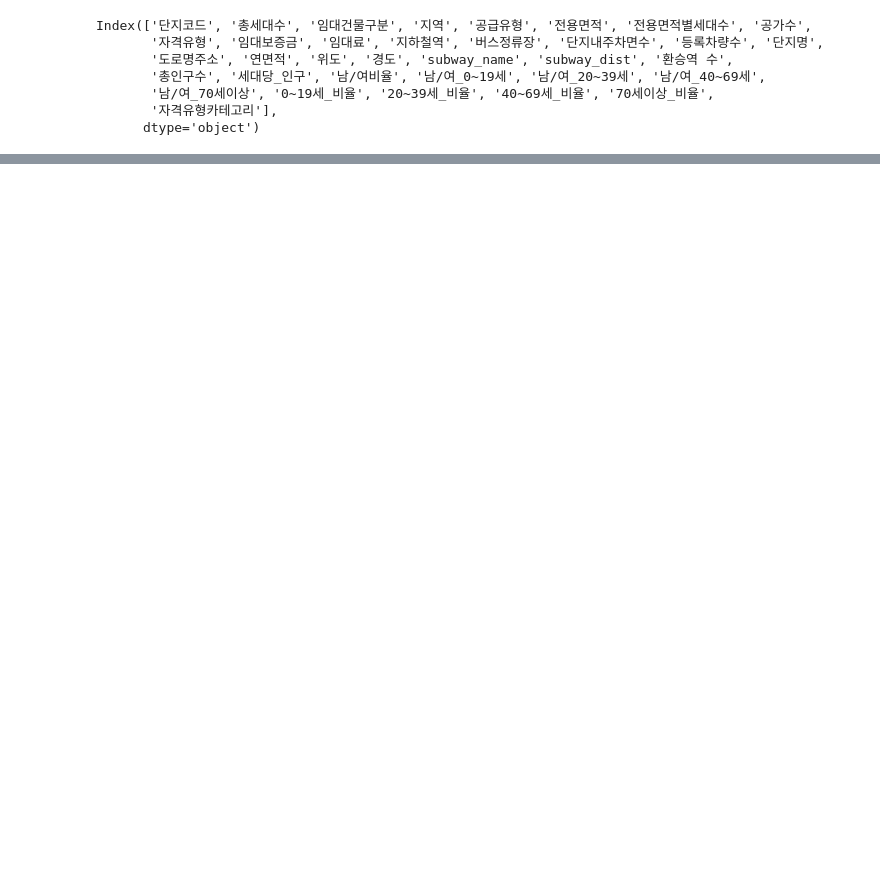
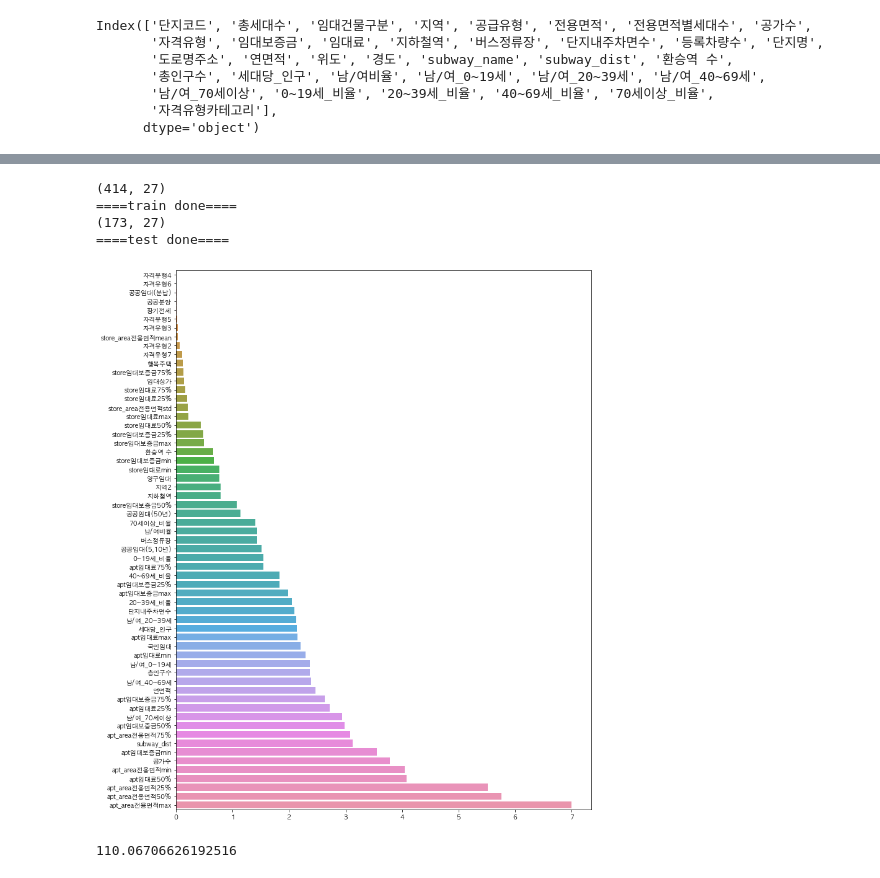
Before and after one commit to whdbfla6/Daesamanlap, a Jupyter notebook: EDA_CYR/Modeling.ipynb, the cells around one changed output, grey strips where cells are left out. Saved outputs shown, nothing was run; the diff lists cells and outputs as text; code cells hidden in the pictures; blank space fills up the shorter version.

Commit message:
add modeling

```diff
--- a/EDA_CYR/Modeling.ipynb
+++ b/EDA_CYR/Modeling.ipynb
@@ -361,0 +345,19 @@ res4
+# %%
+#첫번째 영구임대 임대료 임대보증금 2배
+train = pd.read_csv(os.path.join(path,"merged_train.csv"))
+pr = preprocess(train,test,['단지코드','지역','단지명','도로명주소','위도','경도','subway_name'])
+train5,test5 = pr.final()
+mod = modeling(train5,test5,'등록차량수/총세대수','catboost')
+mod.training()
+res5 = mod.model()
+pred5 = mod.testing()
+# %% [output]
+(414, 27)
+====train done====
+(173, 27)
+====test done====
+[figure, added]
+# %%
+res5
+# %% [output]
+110.06706626192516
```
Also changed, not shown: parts of 25 cells of this notebook, 11 other files.
